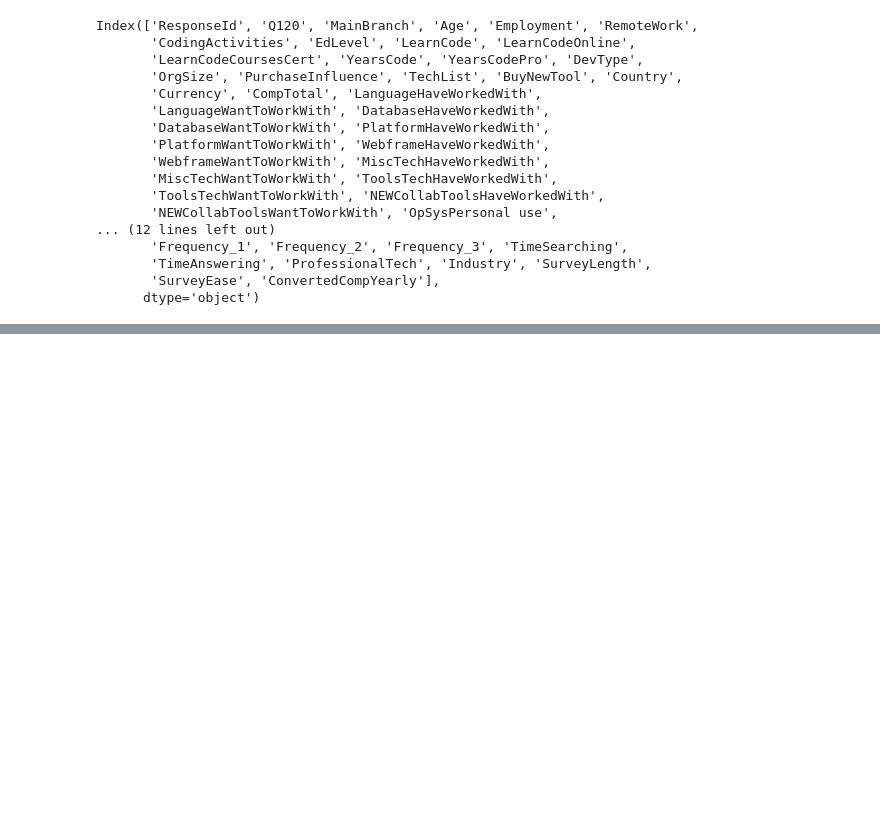
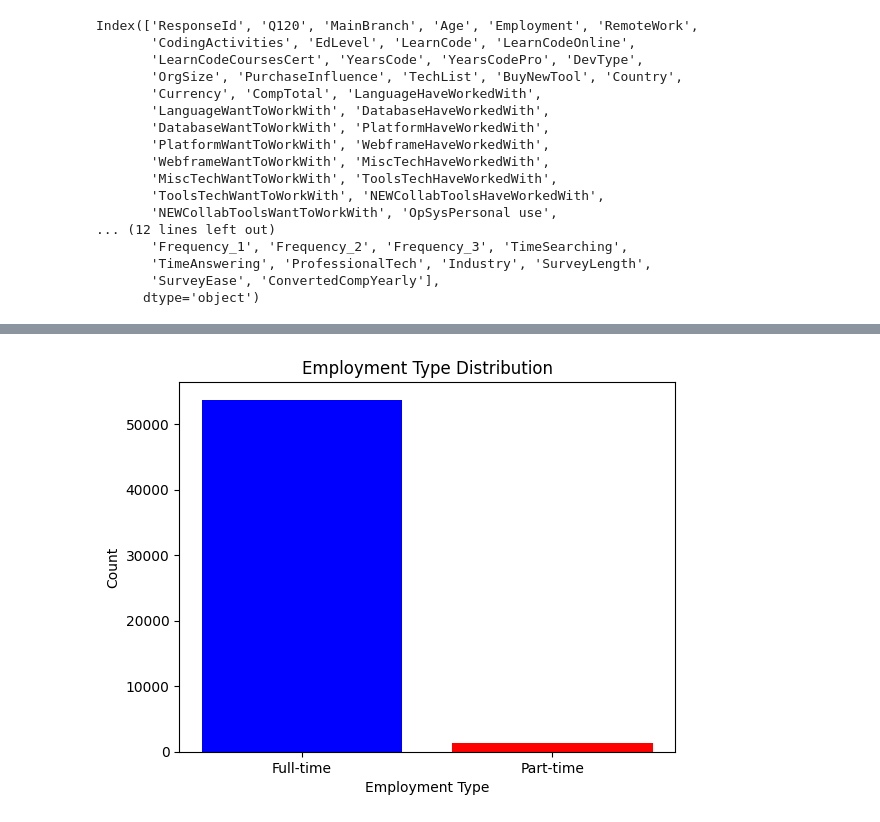
Before and after one commit to lizilobzhana/Quiz1, a Jupyter notebook: Untitled0.ipynb, the cells around one changed output, grey strips where cells are left out. Saved outputs shown, nothing was run; the diff lists cells and outputs as text; code cells hidden in the pictures; blank space fills up the shorter version.

```diff
--- a/Untitled0.ipynb
+++ b/Untitled0.ipynb
@@ -36,2 +49,2 @@ desired_rows_cols
 # %%
-df.set_index('', inplace=True)
+df.set_index('ResponseId', inplace=True)
@@ -40,0 +172,14 @@ sorted_table
+# %%
+full_time_count = df['Employment'].value_counts().get('Employed, full-time', 0)
+part_time_count = df['Employment'].value_counts().get('Student, full-time;Employed, part-time', 0)
+
+labels = ['Full-time', 'Part-time']
+counts = [full_time_count, part_time_count]
+
+plt.bar(labels, counts, color=['blue', 'red'])
+plt.xlabel('Employment Type')
+plt.ylabel('Count')
+plt.title('Employment Type Distribution')
+plt.show()
+# %% [output]
+[figure, added]
```
Also changed, not shown: parts of 16 cells of this notebook.
